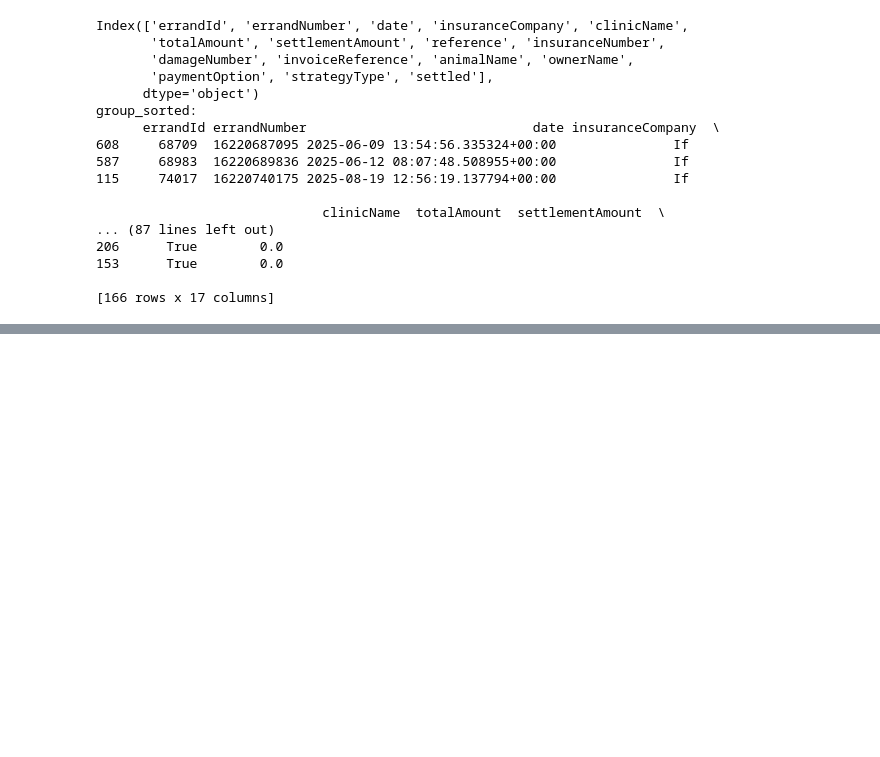
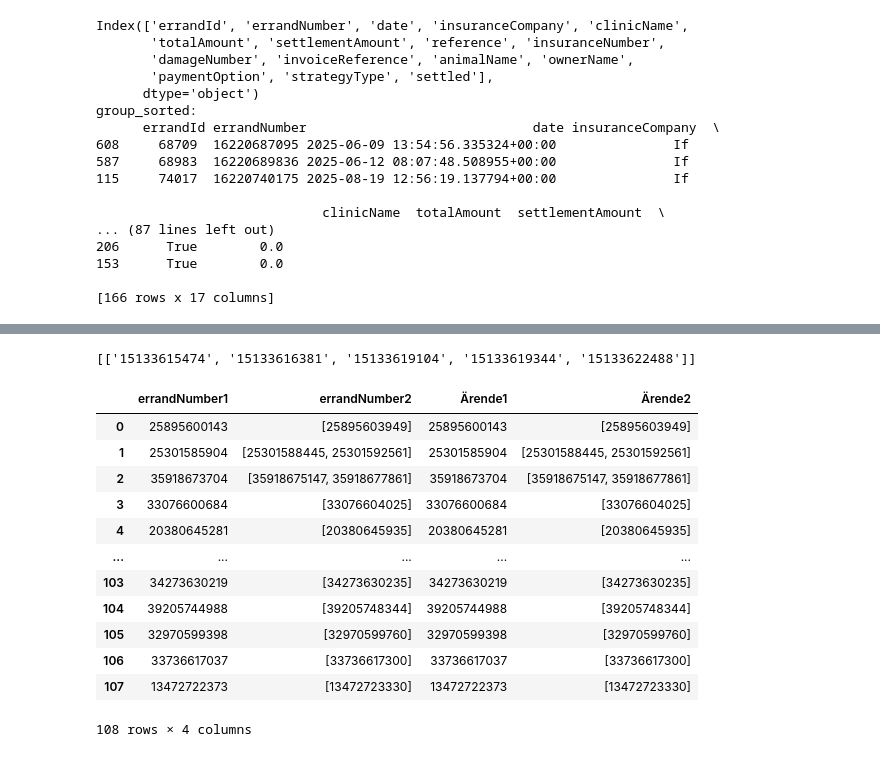
Before and after one commit to Jacque008/email_fastAPI, a Jupyter notebook: test.ipynb, the cells around one changed output, grey strips where cells are left out. Cells and saved outputs as stored; diff of their text form; code cells hidden in the pictures; blank space fills up the shorter version.

```diff
--- a/test.ipynb
+++ b/test.ipynb
@@ -254,0 +584,21 @@ filtered
+# %%
+l.loc[l['errandNumber1']=='15133614394','errandNumber2'].to_list()
+# %% [output]
+[['15133615474', '15133616381', '15133619104', '15133619344', '15133622488']]
+# %%
+g = l.merge(sub, left_on='errandNumber1', right_on='Ärende1', how='left')
+g
+# %% [output]
+|  | errandNumber1 | errandNumber2 | Ärende1 | Ärende2 |
+| 0 | 25895600143 | [25895603949] | 25895600143 | [25895603949] |
+| 1 | 25301585904 | [25301588445, 25301592561] | 25301585904 | [25301588445, 25301592561] |
+| 2 | 35918673704 | [35918675147, 35918677861] | 35918673704 | [35918675147, 35918677861] |
+| 3 | 33076600684 | [33076604025] | 33076600684 | [33076604025] |
+| 4 | 20380645281 | [20380645935] | 20380645281 | [20380645935] |
+| ... | ... | ... | ... | ... |
+| 103 | 34273630219 | [34273630235] | 34273630219 | [34273630235] |
+| 104 | 39205744988 | [39205748344] | 39205744988 | [39205748344] |
+| 105 | 32970599398 | [32970599760] | 32970599398 | [32970599760] |
+| 106 | 33736617037 | [33736617300] | 33736617037 | [33736617300] |
+| 107 | 13472722373 | [13472723330] | 13472722373 | [13472723330] |
+108 rows × 4 columns
```
Also changed, not shown: parts of 18 cells of this notebook, 4 other files.
